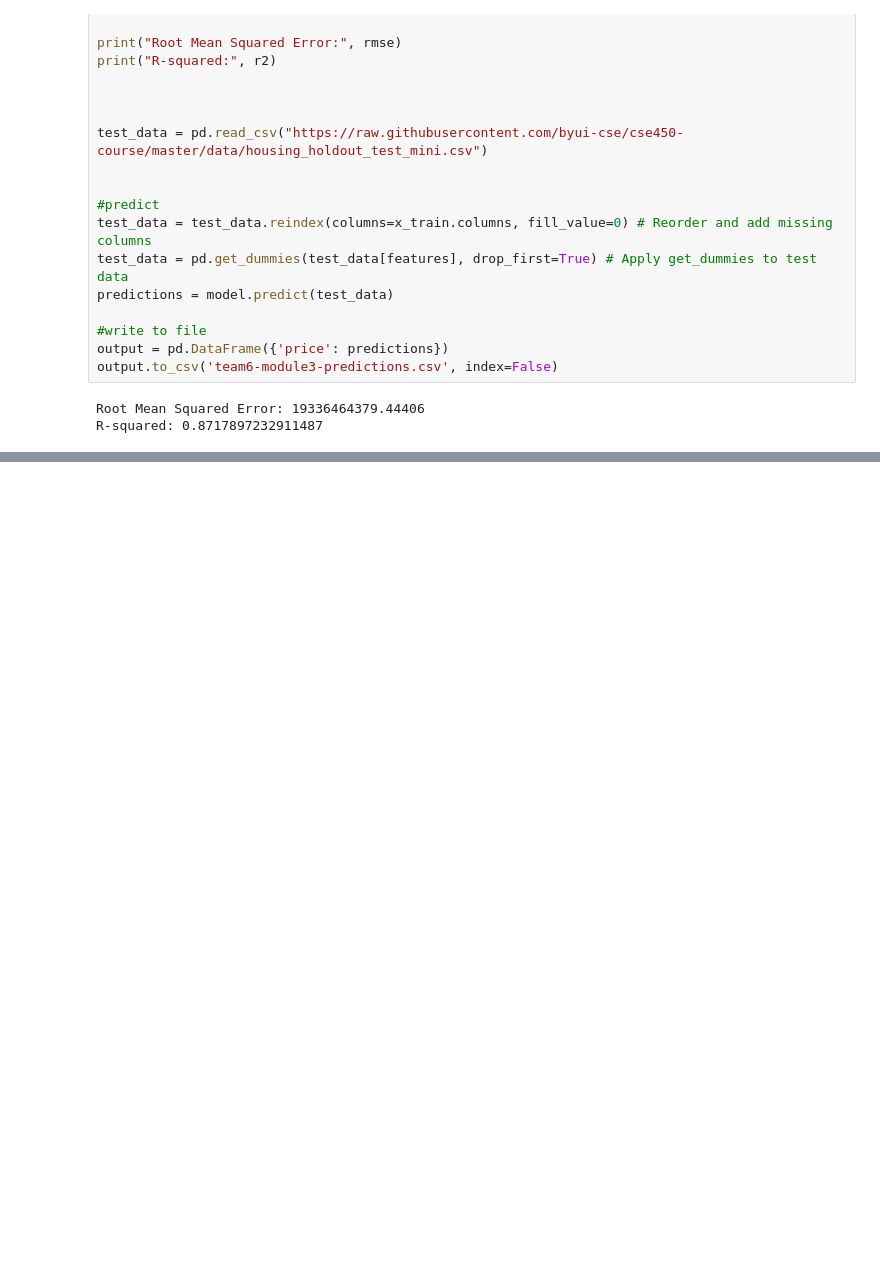
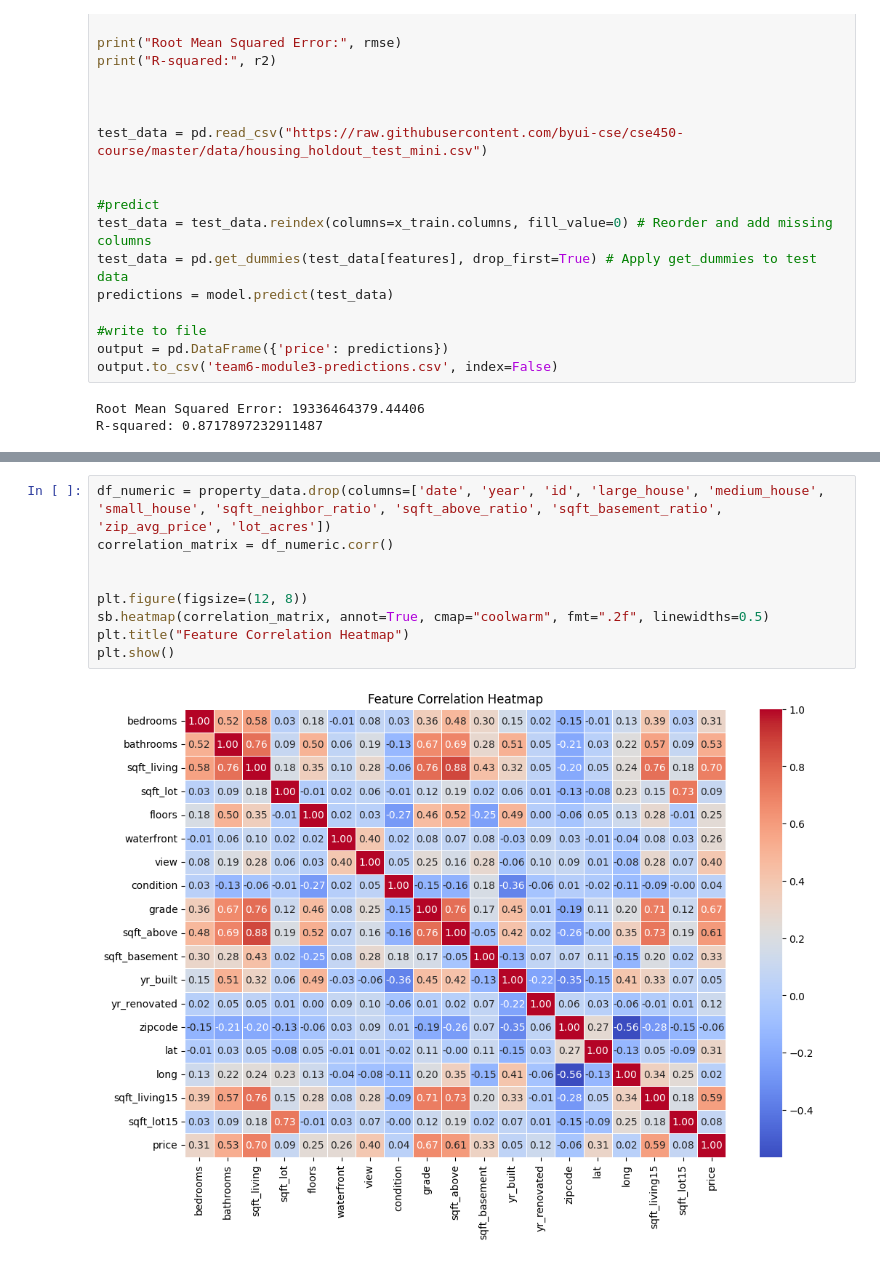
Before and after one commit to MarshallPotts/CSE450-Machine-Learning, a Jupyter notebook: Case_study_3.ipynb, the cells around one changed output, grey strips where cells are left out. Drawn from its saved outputs; the diff is of its cells as text; blank space fills up the shorter version.

```diff
--- a/Case_study_3.ipynb
+++ b/Case_study_3.ipynb
@@ -288,0 +345,11 @@ R-squared: 0.8717897232911487
+# %%
+df_numeric = property_data.drop(columns=['date', 'year', 'id', 'large_house', 'medium_house', 'small_house', 'sqft_neighbor_ratio', 'sqft_above_ratio', 'sqft_basement_ratio', 'zip_avg_price', 'lot_acres'])
+correlation_matrix = df_numeric.corr()
+
+
+plt.figure(figsize=(12, 8))
+sb.heatmap(correlation_matrix, annot=True, cmap="coolwarm", fmt=".2f", linewidths=0.5)
+plt.title("Feature Correlation Heatmap")
+plt.show()
+# %% [output]
+[figure, added]
```
Also changed, not shown: parts of 4 cells of this notebook.
